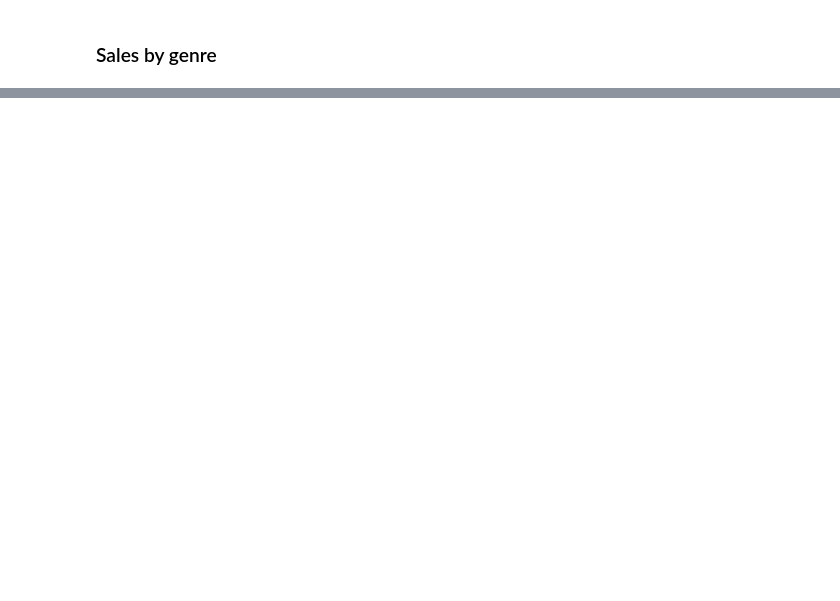
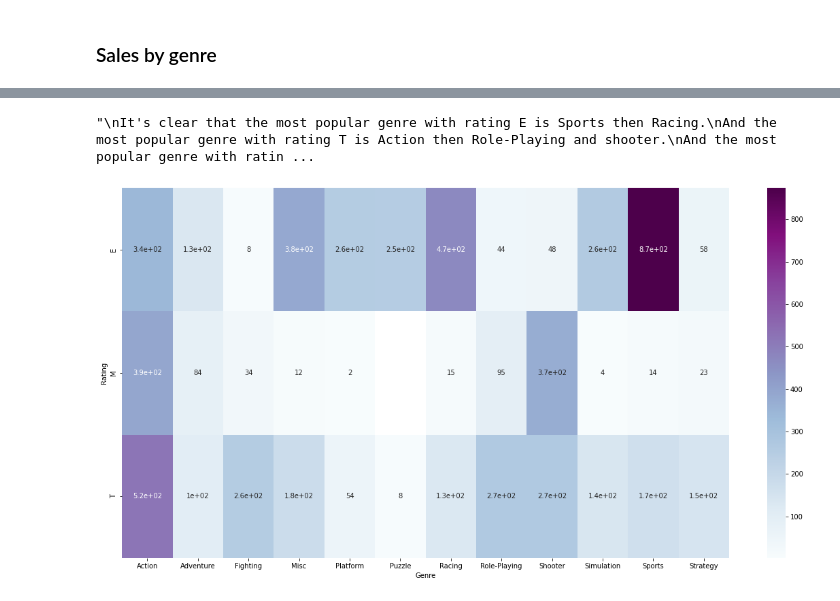
Before and after one commit to GhiathAjam/Analysis-of-Video-Games-Sales, a Jupyter notebook: Analysis/ExploratoryQuestions/Q5.ipynb, the cells around one changed output, grey strips where cells are left out. Saved outputs shown, nothing was run; the diff lists cells and outputs as text; code cells hidden in the pictures; blank space fills up the shorter version.

```diff
--- a/Analysis/ExploratoryQuestions/Q5.ipynb
+++ b/Analysis/ExploratoryQuestions/Q5.ipynb
@@ -106,0 +171,13 @@ plt.show()
+# %%
+rating_genre=df.groupby(['Rating'])['Genre'].value_counts().unstack().sort_values(by='Genre', axis=1)
+sns.heatmap(rating_genre,cmap='BuPu',annot=True)
+plt.rcParams['figure.figsize'] = [20, 10]
+
+'''
+It's clear that the most popular genre with rating E is Sports then Racing.
+And the most popular genre with rating T is Action then Role-Playing and shooter.
+And the most popular genre with rating M is Action then Shooter.
+'''
+# %% [output]
+"\nIt's clear that the most popular genre with rating E is Sports then Racing.\nAnd the most popular genre with rating T is Action then Role-Playing and shooter.\nAnd the most popular genre with ratin ...
+[figure, added]
```
Also changed, not shown: parts of 27 cells of this notebook, 1 other file.
